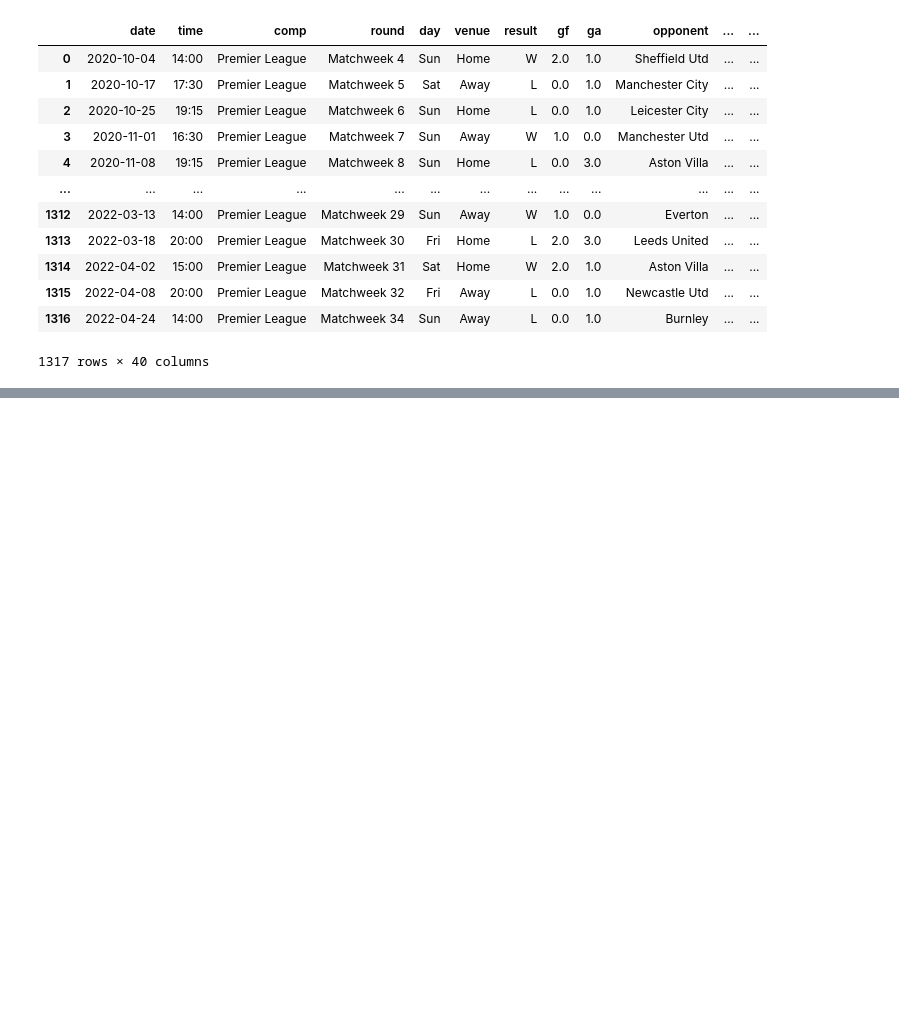
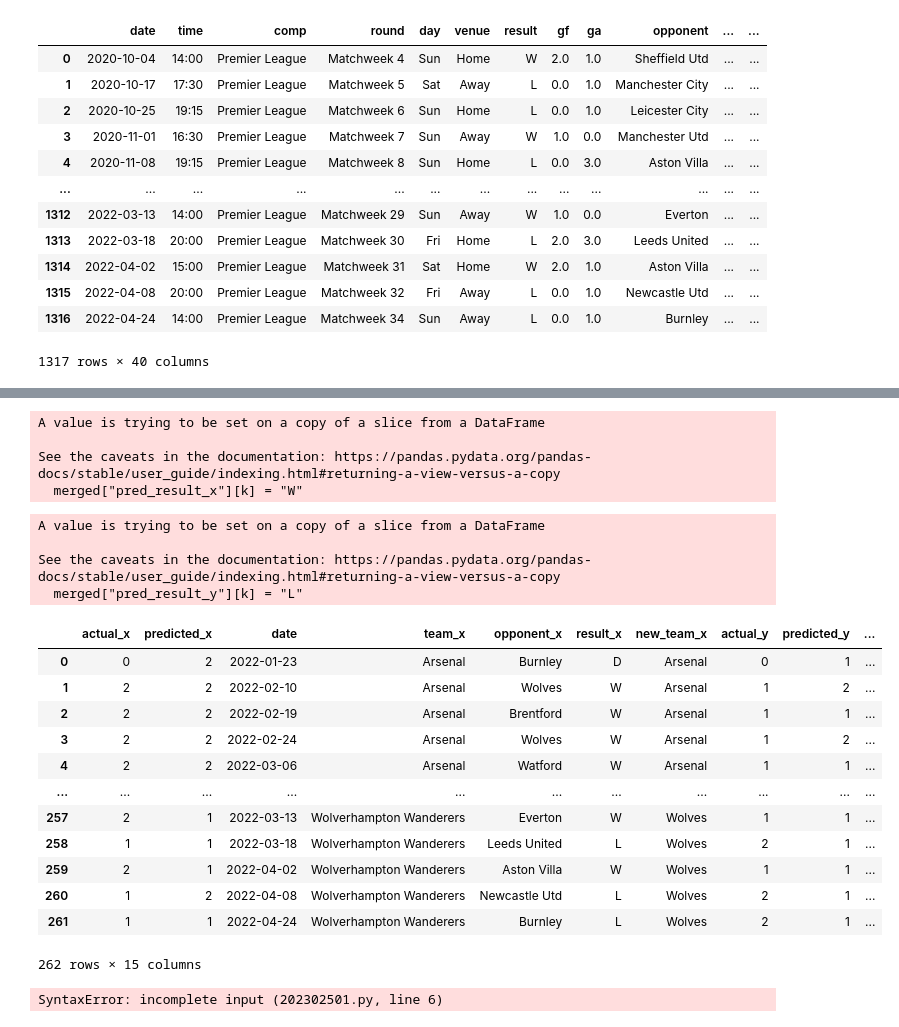
Before and after one commit to kakarot130799/footballprediction, a Jupyter notebook: src/main.ipynb, the cells around one changed output, grey strips where cells are left out. Saved outputs shown, nothing was run; the diff lists cells and outputs as text; code cells hidden in the pictures; blank space fills up the shorter version.

```diff
--- a/src/main.ipynb
+++ b/src/main.ipynb
@@ -401 +420,54 @@ merged
 262 rows × 13 columns
+# %%
+merged["pred_result_x"] = merged["predicted_x"]
+merged["pred_result_y"] = merged["predicted_y"]
+# %%
+for k in range(len(merged.predicted_x)):
+    if merged["predicted_x"][k] == 0:
+        merged["pred_result_x"][k] = "D"
+    elif merged["predicted_x"][k] == 1:
+        merged["pred_result_x"][k] = "L"
+    elif merged["predicted_x"][k] == 2:
+        merged["pred_result_x"][k] = "W"
+# %% [output]
+A value is trying to be set on a copy of a slice from a DataFrame
+
+See the caveats in the documentation: https://pandas.pydata.org/pandas-docs/stable/user_guide/indexing.html#returning-a-view-versus-a-copy
+  merged["pred_result_x"][k] = "W"
+# %%
+for k in range(len(merged.predicted_y)):
+    if merged["predicted_y"][k] == 0:
+        merged["pred_result_y"][k] = "D"
+    elif merged["predicted_y"][k] == 1:
+        merged["pred_result_y"][k] = "L"
+    elif merged["predicted_y"][k] == 2:
+        merged["pred_result_y"][k] = "W"
+# %% [output]
+A value is trying to be set on a copy of a slice from a DataFrame
+
+See the caveats in the documentation: https://pandas.pydata.org/pandas-docs/stable/user_guide/indexing.html#returning-a-view-versus-a-copy
+  merged["pred_result_y"][k] = "L"
+# %%
+merged
+# %% [output]
+|  | actual_x | predicted_x | date | team_x | opponent_x | result_x | new_team_x | actual_y | predicted_y | ... |
+| 0 | 0 | 2 | 2022-01-23 | Arsenal | Burnley | D | Arsenal | 0 | 1 | ... |
+| 1 | 2 | 2 | 2022-02-10 | Arsenal | Wolves | W | Arsenal | 1 | 2 | ... |
+| 2 | 2 | 2 | 2022-02-19 | Arsenal | Brentford | W | Arsenal | 1 | 1 | ... |
+| 3 | 2 | 2 | 2022-02-24 | Arsenal | Wolves | W | Arsenal | 1 | 2 | ... |
+| 4 | 2 | 2 | 2022-03-06 | Arsenal | Watford | W | Arsenal | 1 | 1 | ... |
+| ... | ... | ... | ... | ... | ... | ... | ... | ... | ... | ... |
+| 257 | 2 | 1 | 2022-03-13 | Wolverhampton Wanderers | Everton | W | Wolves | 1 | 1 | ... |
+| 258 | 1 | 1 | 2022-03-18 | Wolverhampton Wanderers | Leeds United | L | Wolves | 2 | 1 | ... |
+| 259 | 2 | 1 | 2022-04-02 | Wolverhampton Wanderers | Aston Villa | W | Wolves | 1 | 1 | ... |
+| 260 | 1 | 2 | 2022-04-08 | Wolverhampton Wanderers | Newcastle Utd | L | Wolves | 2 | 1 | ... |
+| 261 | 1 | 1 | 2022-04-24 | Wolverhampton Wanderers | Burnley | L | Wolves | 2 | 1 | ... |
+262 rows × 15 columns
+# %%
+def make_league_table(df):
+    actual_league_table = pd.DataFrame(Team, Wins, Draws, Losses, Points)
+    predicted_league_table = pd.DataFrame(Team, Wins, Draws, Losses, Points)
+
+    for game in len(df):
+# %% [output]
+SyntaxError: incomplete input (202302501.py, line 6)
```
Also changed, not shown: parts of 17 cells of this notebook.
